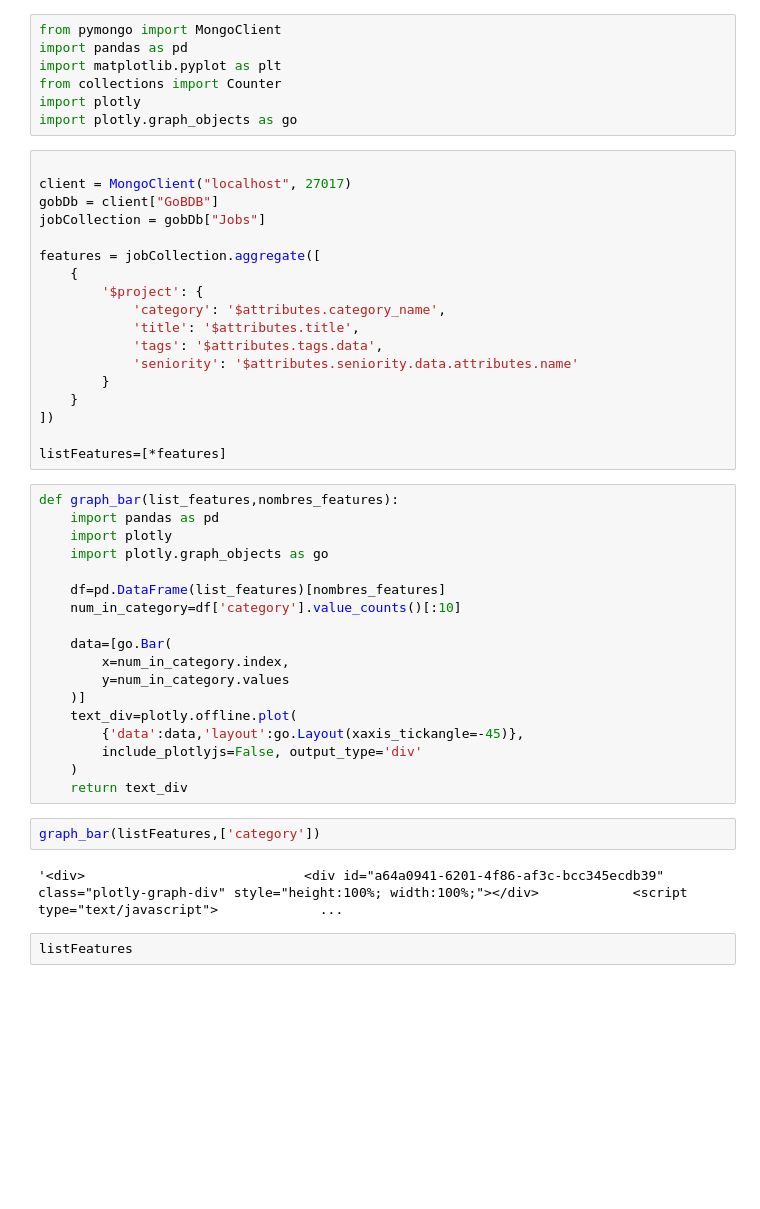
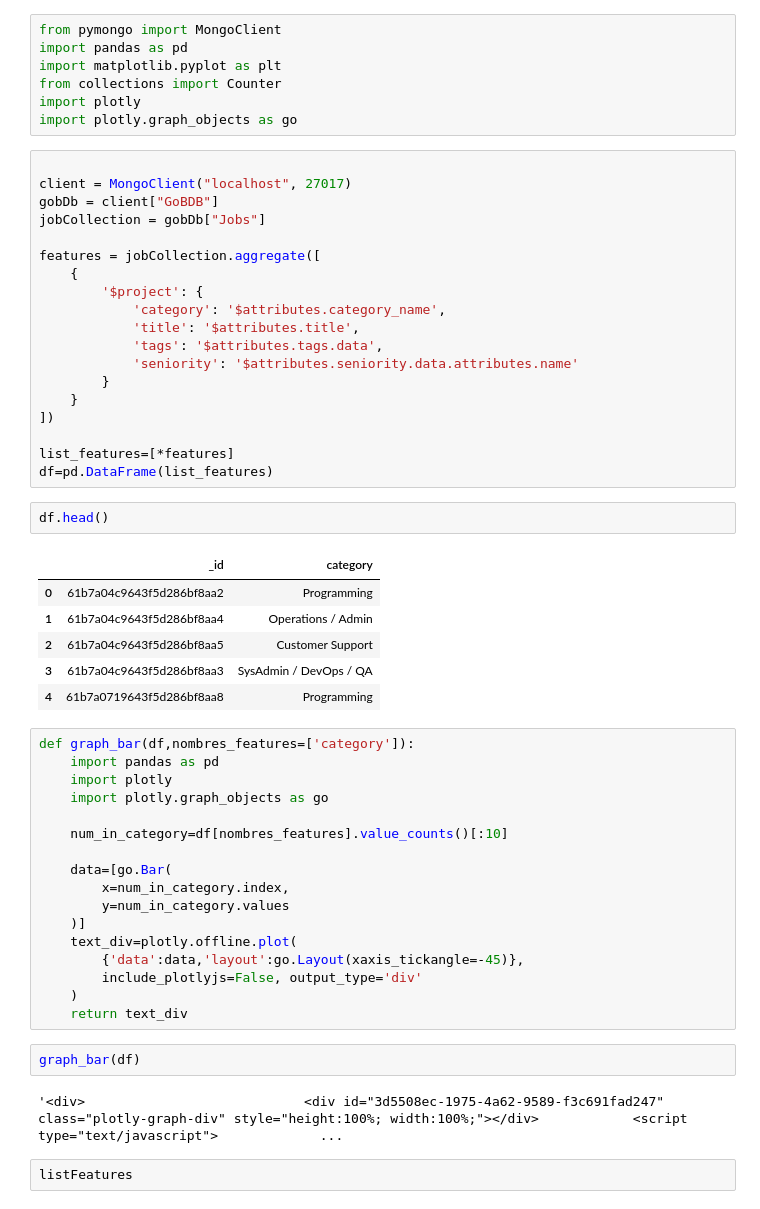
Before and after one commit to daralion/dobleG, a Jupyter notebook: forGraphy2.ipynb, the cells around one changed output. Cells and saved outputs as stored; diff of their text form; blank space fills up the shorter version.

```diff
--- a/forGraphy2.ipynb
+++ b/forGraphy2.ipynb
@@ -22,15 +22,24 @@ features = jobCollection.aggregate([
     }
 ])
 
-listFeatures=[*features]
+list_features=[*features]
+df=pd.DataFrame(list_features)
+# %%
+df.head()
+# %% [output]
+|  | _id | category |
+| 0 | 61b7a04c9643f5d286bf8aa2 | Programming |
+| 1 | 61b7a04c9643f5d286bf8aa4 | Operations / Admin |
+| 2 | 61b7a04c9643f5d286bf8aa5 | Customer Support |
+| 3 | 61b7a04c9643f5d286bf8aa3 | SysAdmin / DevOps / QA |
+| 4 | 61b7a0719643f5d286bf8aa8 | Programming |
 # %%
-def graph_bar(list_features,nombres_features):
+def graph_bar(df,nombres_features=['category']):
     import pandas as pd
     import plotly
     import plotly.graph_objects as go
 
-    df=pd.DataFrame(list_features)[nombres_features]
-    num_in_category=df['category'].value_counts()[:10]
+    num_in_category=df[nombres_features].value_counts()[:10]
 
     data=[go.Bar(
         x=num_in_category.index,
@@ -41,10 +50,10 @@ def graph_bar(list_features,nombres_features):
         include_plotlyjs=False, output_type='div'
     )
     return text_div
-# %%
-graph_bar(listFeatures,['category'])
-# %% [output]
-'<div>                            <div id="a64a0941-6201-4f86-af3c-bcc345ecdb39" class="plotly-graph-div" style="height:100%; width:100%;"></div>            <script type="text/javascript">             ...
+# %%
+graph_bar(df)
+# %% [output]
+'<div>                            <div id="3d5508ec-1975-4a62-9589-f3c691fad247" class="plotly-graph-div" style="height:100%; width:100%;"></div>            <script type="text/javascript">             ...
 # %%
 listFeatures
 # %% [output]
```
Also changed, not shown: 1 other file.
